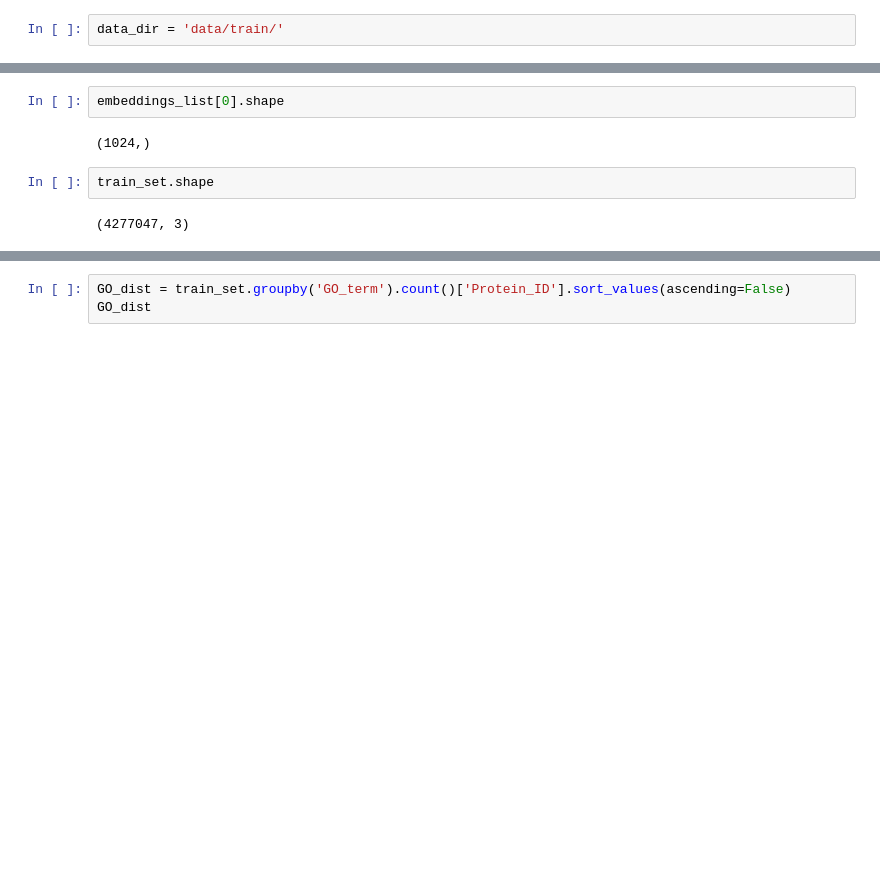
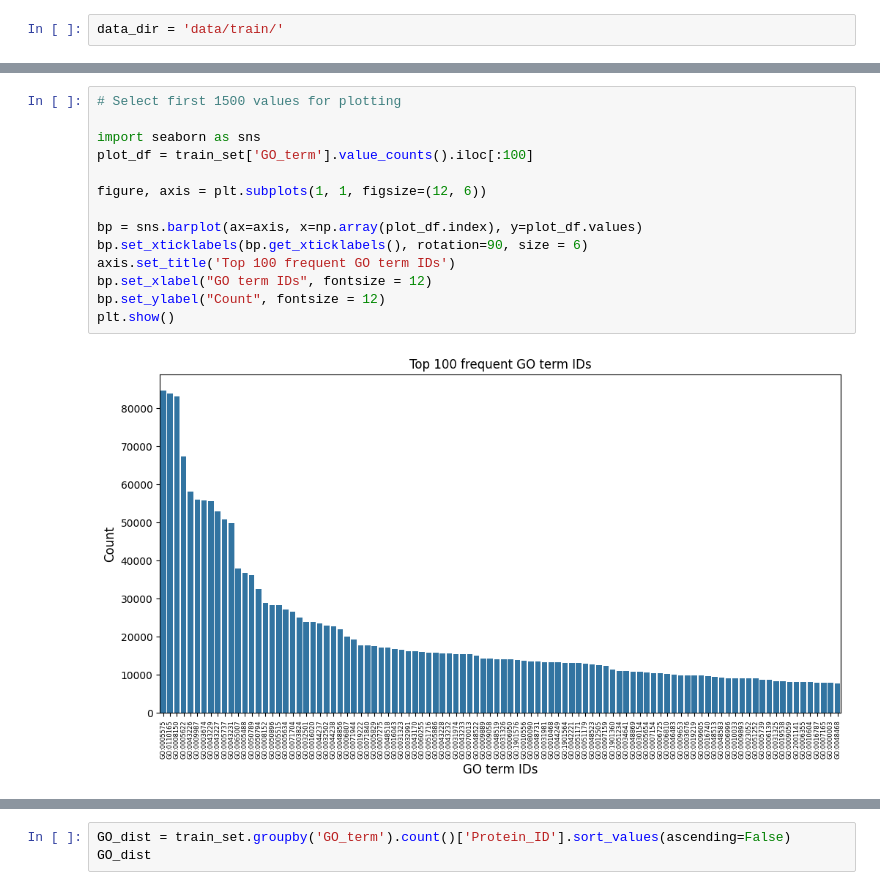
Before and after one commit to marcouderzo/BioData-PdxK-ThiD-FamilyModel, a Jupyter notebook: biodata_pfp.ipynb, the cells around one changed output, grey strips where cells are left out. Cells and saved outputs as stored; diff of their text form; blank space fills up the shorter version.

```diff
--- a/biodata_pfp.ipynb
+++ b/biodata_pfp.ipynb
@@ -62,11 +103,19 @@ print(prott5_embeddings.shape)
 # %% [output]
 (1024,)
 (123969, 1024)
-# %%
-embeddings_list[0].shape
-# %% [output]
-(1024,)
-# %%
-train_set.shape
-# %% [output]
-(4277047, 3)
+# %%
+# Select first 1500 values for plotting
+
+import seaborn as sns
+plot_df = train_set['GO_term'].value_counts().iloc[:100]
+
+figure, axis = plt.subplots(1, 1, figsize=(12, 6))
+
+bp = sns.barplot(ax=axis, x=np.array(plot_df.index), y=plot_df.values)
+bp.set_xticklabels(bp.get_xticklabels(), rotation=90, size = 6)
+axis.set_title('Top 100 frequent GO term IDs')
+bp.set_xlabel("GO term IDs", fontsize = 12)
+bp.set_ylabel("Count", fontsize = 12)
+plt.show()
+# %% [output]
+[figure, added]
```
Also changed, not shown: parts of 7 cells of this notebook.
